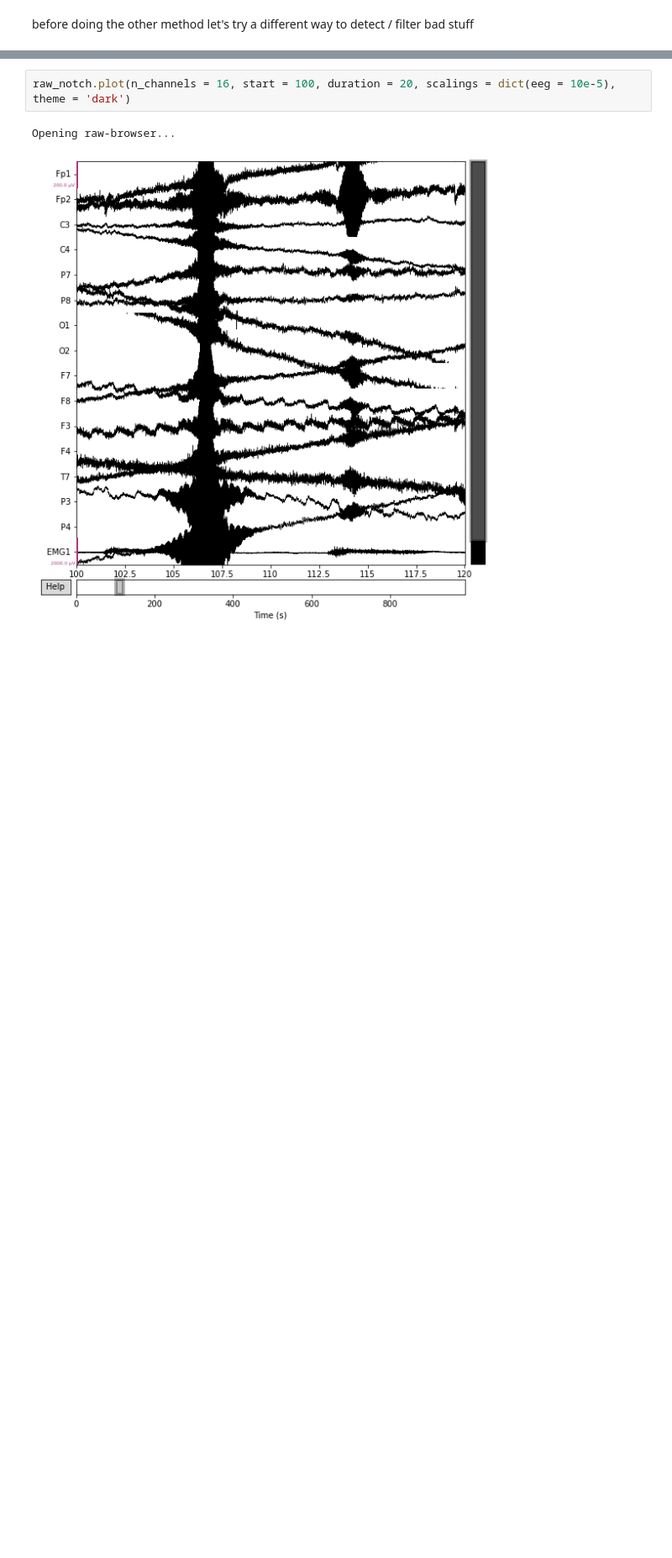
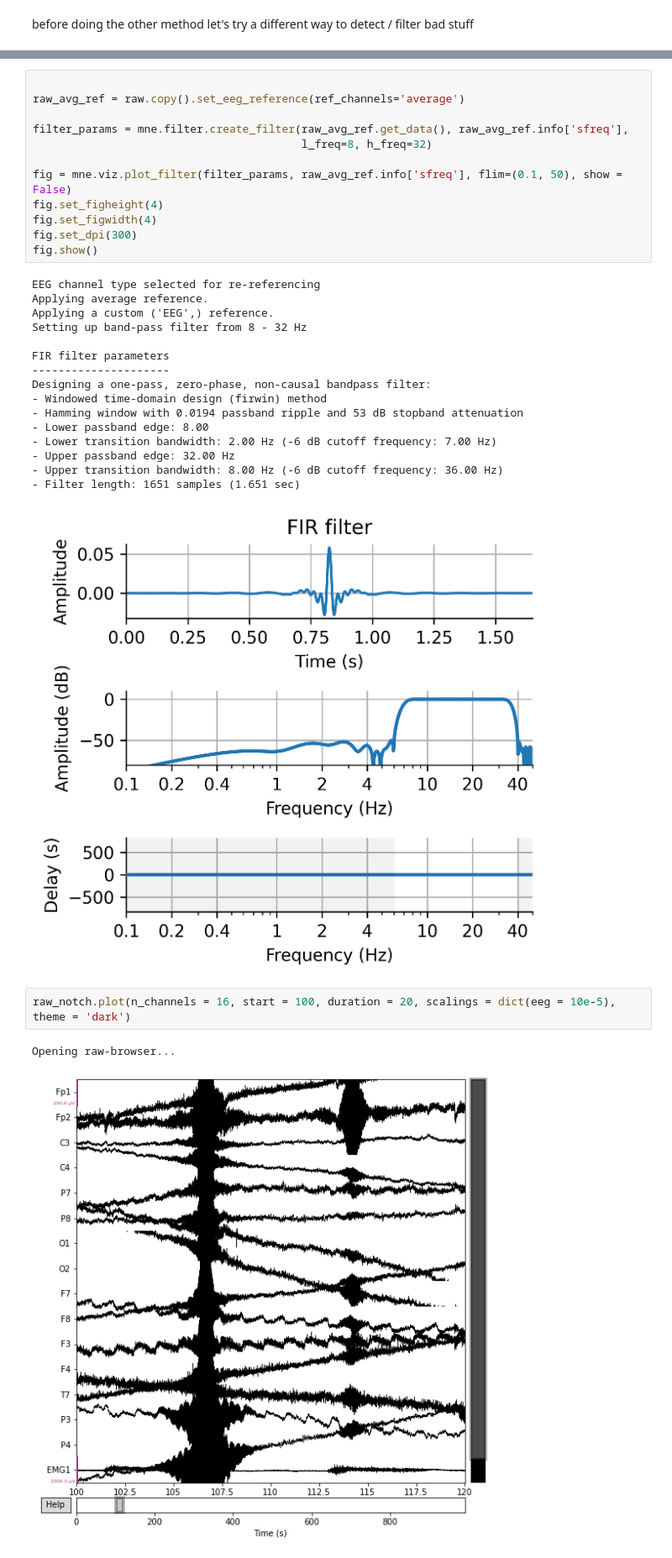
Before and after one commit to zeyus/CogNeuroExam, a Jupyter notebook: src/single_file_analysis_SD_clean4.ipynb, the cells around one changed output, grey strips where cells are left out. Shown at 84% size. Cells and saved outputs as stored; diff of their text form; blank space fills up the shorter version.

```diff
--- a/src/single_file_analysis_SD_clean4.ipynb
+++ b/src/single_file_analysis_SD_clean4.ipynb
@@ -101,3 +65,32 @@ Designing a one-pass, zero-phase, non-causal bandstop filter:
+# %%
+
+raw_avg_ref = raw.copy().set_eeg_reference(ref_channels='average')
+
+filter_params = mne.filter.create_filter(raw_avg_ref.get_data(), raw_avg_ref.info['sfreq'],
+                                         l_freq=8, h_freq=32)
+
+fig = mne.viz.plot_filter(filter_params, raw_avg_ref.info['sfreq'], flim=(0.1, 50), show = False)
+fig.set_figheight(4)
+fig.set_figwidth(4)
+fig.set_dpi(300)
+fig.show()
+# %% [output]
+EEG channel type selected for re-referencing
+Applying average reference.
+Applying a custom ('EEG',) reference.
+Setting up band-pass filter from 8 - 32 Hz
+
+FIR filter parameters
+---------------------
+Designing a one-pass, zero-phase, non-causal bandpass filter:
+- Windowed time-domain design (firwin) method
+- Hamming window with 0.0194 passband ripple and 53 dB stopband attenuation
+- Lower passband edge: 8.00
+- Lower transition bandwidth: 2.00 Hz (-6 dB cutoff frequency: 7.00 Hz)
+- Upper passband edge: 32.00 Hz
+- Upper transition bandwidth: 8.00 Hz (-6 dB cutoff frequency: 36.00 Hz)
+- Filter length: 1651 samples (1.651 sec)
+[figure, added]
 # %%
 raw_notch.plot(n_channels = 16, start = 100, duration = 20, scalings = dict(eeg = 10e-5), theme = 'dark')
 # %% [output]
```
Also changed, not shown: parts of 9 cells of this notebook, 4 other files.
